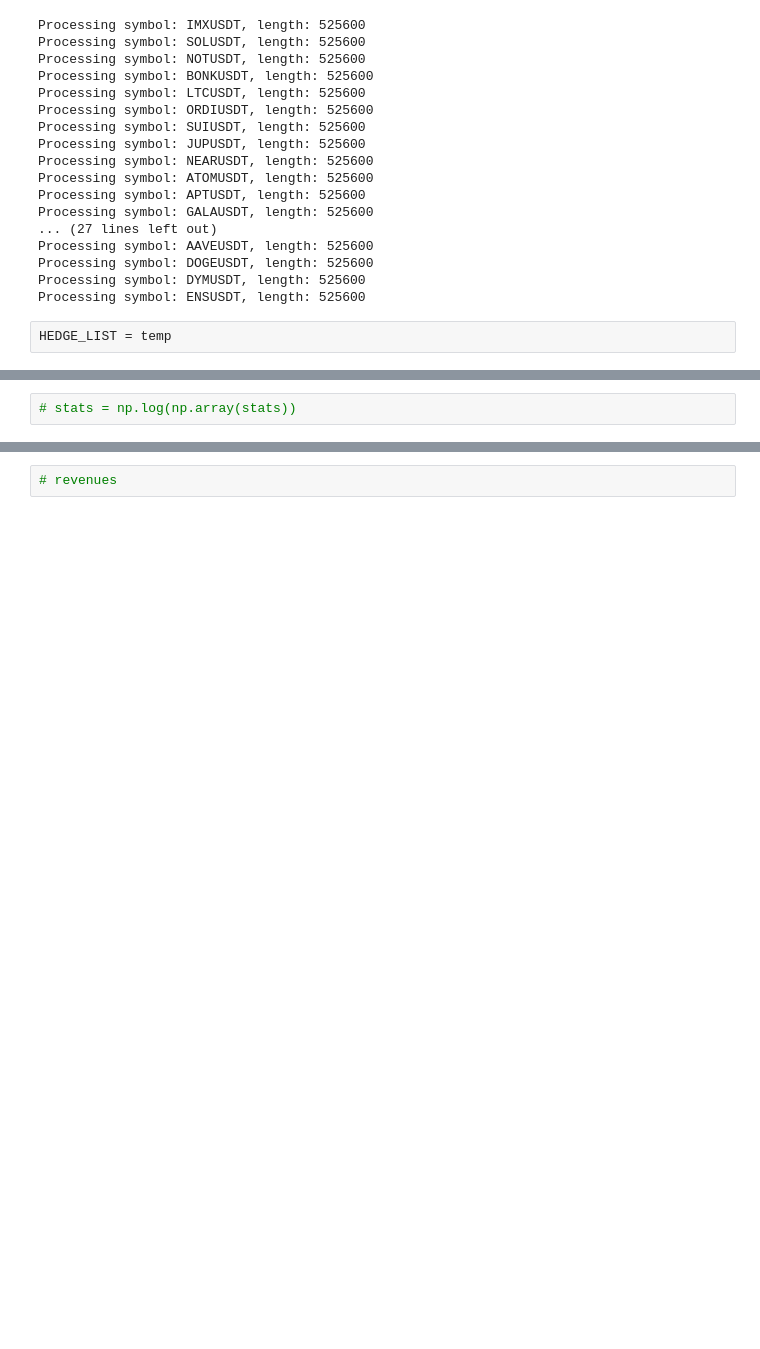
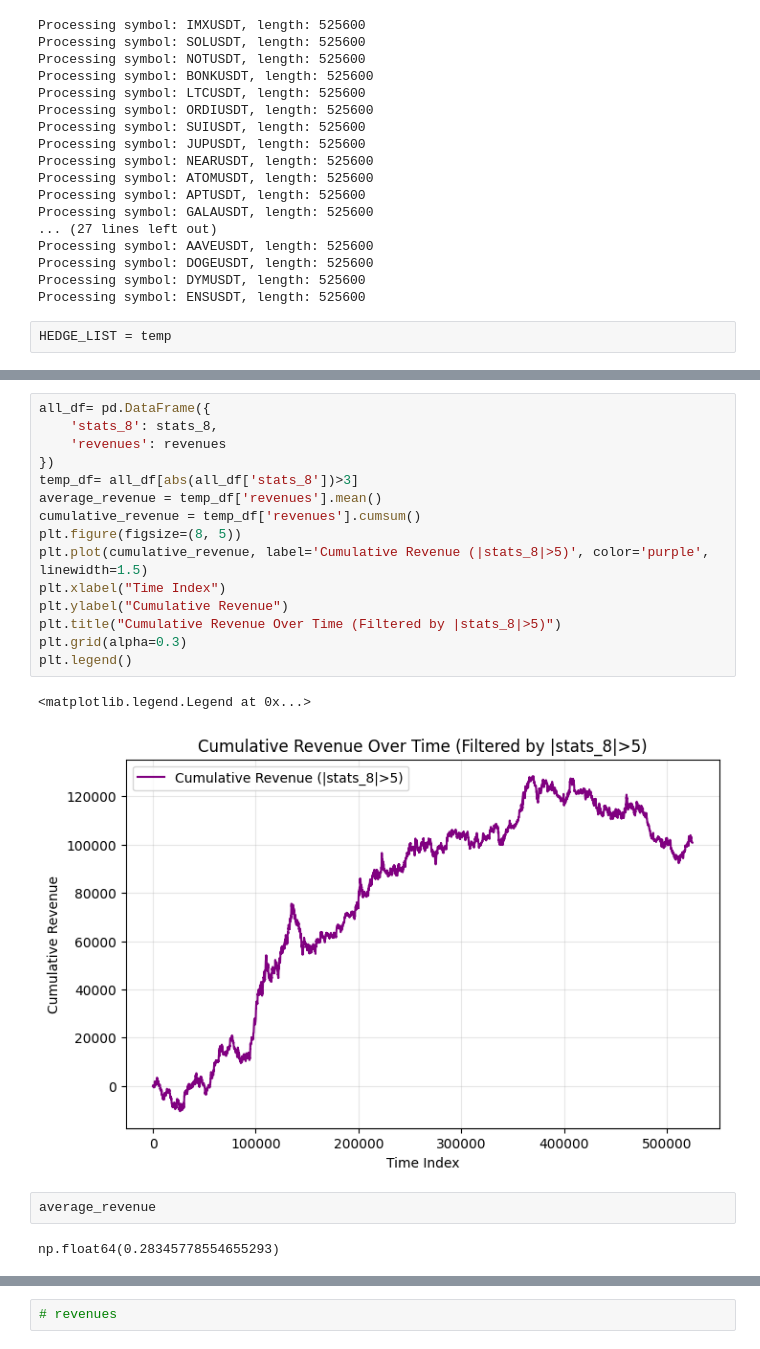
Before and after one commit to RockyLiii/Quant-on-Crypto, a Jupyter notebook: strategies/mmpair-strategy/arbi_research_v2.ipynb, the cells around one changed output, grey strips where cells are left out. Saved outputs shown, nothing was run; the diff lists cells and outputs as text; blank space fills up the shorter version.

```diff
--- a/strategies/mmpair-strategy/arbi_research_v2.ipynb
+++ b/strategies/mmpair-strategy/arbi_research_v2.ipynb
@@ -498,2 +853,22 @@ stats = stats_1
+# %%
+all_df= pd.DataFrame({
+    'stats_8': stats_8,
+    'revenues': revenues
+})
+temp_df= all_df[abs(all_df['stats_8'])>3]
+average_revenue = temp_df['revenues'].mean()
+cumulative_revenue = temp_df['revenues'].cumsum()
+plt.figure(figsize=(8, 5))
+plt.plot(cumulative_revenue, label='Cumulative Revenue (|stats_8|>5)', color='purple', linewidth=1.5)
+plt.xlabel("Time Index")
+plt.ylabel("Cumulative Revenue")
+plt.title("Cumulative Revenue Over Time (Filtered by |stats_8|>5)")
+plt.grid(alpha=0.3)
+plt.legend()
+# %% [output]
+<matplotlib.legend.Legend at 0x...>
+[figure, added]
 # %%
-# stats = np.log(np.array(stats))
+average_revenue
+# %% [output]
+np.float64(0.28345778554655293)
```
Also changed, not shown: parts of 18 cells of this notebook, 1 other file.
